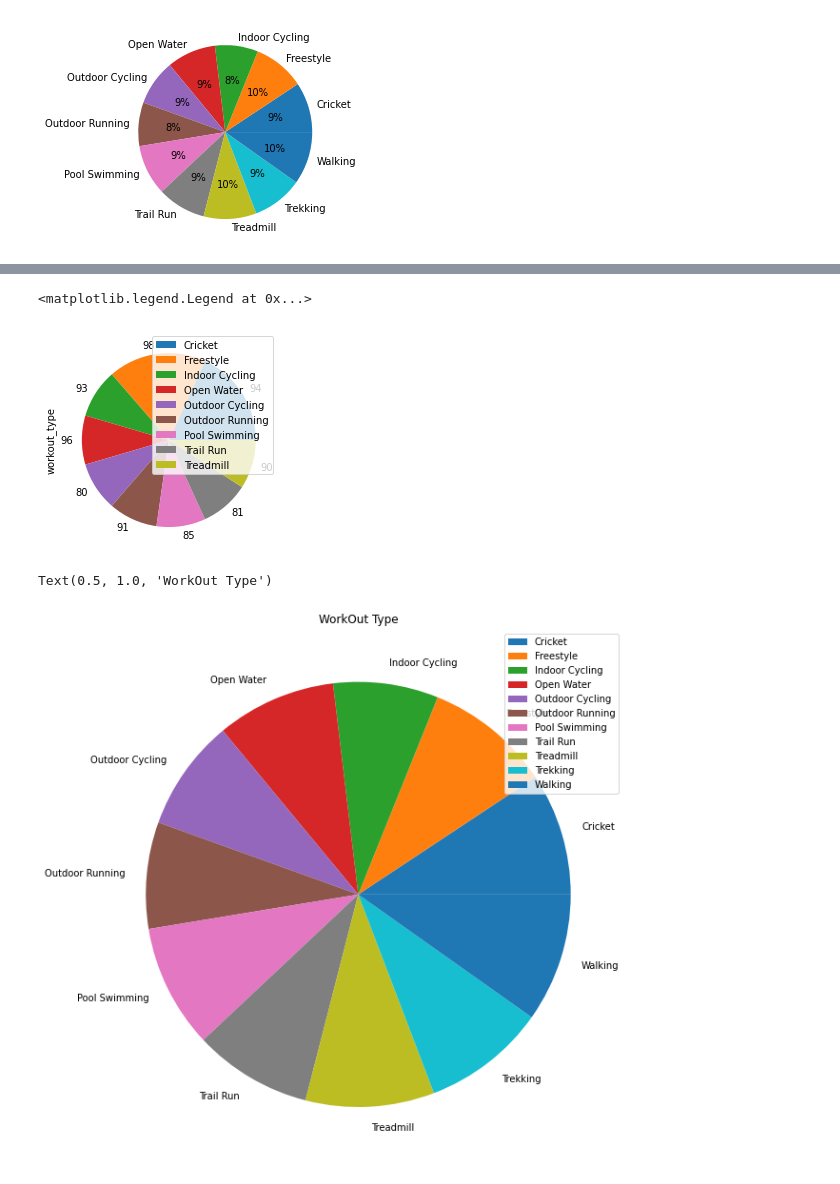
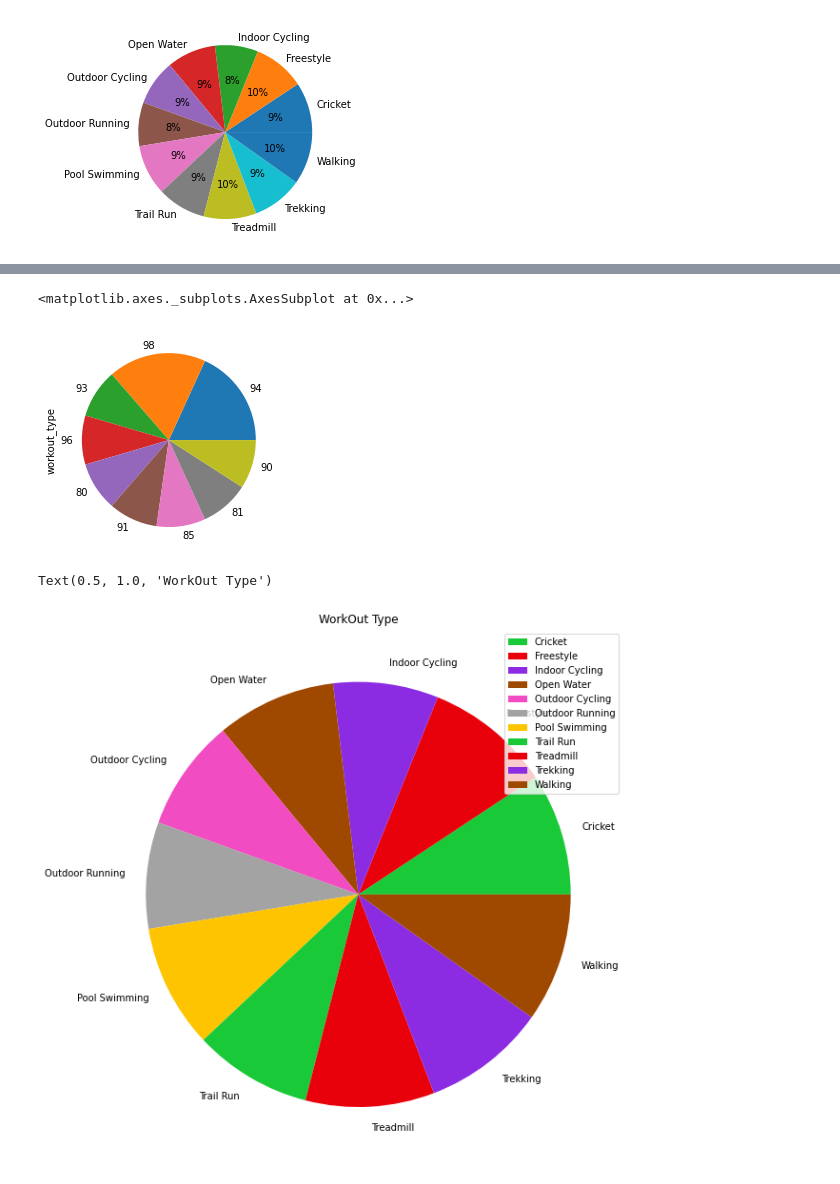
Before and after one commit to sovikapoudel/Data-Visualiation-Spring-2022, a Jupyter notebook: Quiz27.ipynb, the cells around one changed output, grey strips where cells are left out. Drawn from its saved outputs; the diff is of its cells as text; code cells hidden in the pictures.

```diff
--- a/Quiz27.ipynb
+++ b/Quiz27.ipynb
@@ -29,0 +37,5 @@ plt.show()
+# %%
+#to changew color, I will use seaborn color palette
+colors = sns.color_palette('bright')
+plt.pie(x=df.groupby('workout_type').workout_type.agg('count'),labels = df.groupby('workout_type').workout_type.agg('count').index, autopct='%.0f%%', colors=colors[1:11]) #this is changing the color using the 1:10 ratio. It is changing the color but not assigning the unique colr. But it still helped to differentiate those two together.
+plt.show()
@@ -30,18 +62,17 @@ plt.show()
 # %%
 df.groupby('workout_type').workout_type.agg('count').value_counts().plot(kind='pie')
-#fig, ax = plt.subplots(figsize=(10, 8)) #this line of code let me resize the chart#
-plt.legend(labels,loc=1)
- #I am able to get value by usinf the value_coulnt() function but not inside of the chart.
+ #I am able to get value by using the value_coulnt() function but not inside of the chart. However I am still not able to figure out how to put value and label both at the same time.
 # %% [output]
-<matplotlib.legend.Legend at 0x...>
+<matplotlib.axes._subplots.AxesSubplot at 0x...>
-[figure, old version]
+[figure, new version]
 # %%
-x=df.groupby('workout_type').workout_type.agg('count')#.value_counts()#.plot(kind='pie')
+value=df.groupby('workout_type').workout_type.agg('count').value_counts()
+
 labels = df.groupby('workout_type').workout_type.agg('count').index
 fig, ax = plt.subplots(figsize=(10, 25)) #this line of code let me resize the chart
-ax.pie(x, labels=labels)
+ax.pie(x, labels=labels, colors=colors[2:9]) #this works here as well, using different ratio to see the difference.
 plt.legend(labels,loc=1)
 ax.set_title("WorkOut Type")
 # %% [output]
 Text(0.5, 1.0, 'WorkOut Type')
-[figure, old version]
+[figure, new version]
```
Also changed, not shown: parts of 7 cells of this notebook.
